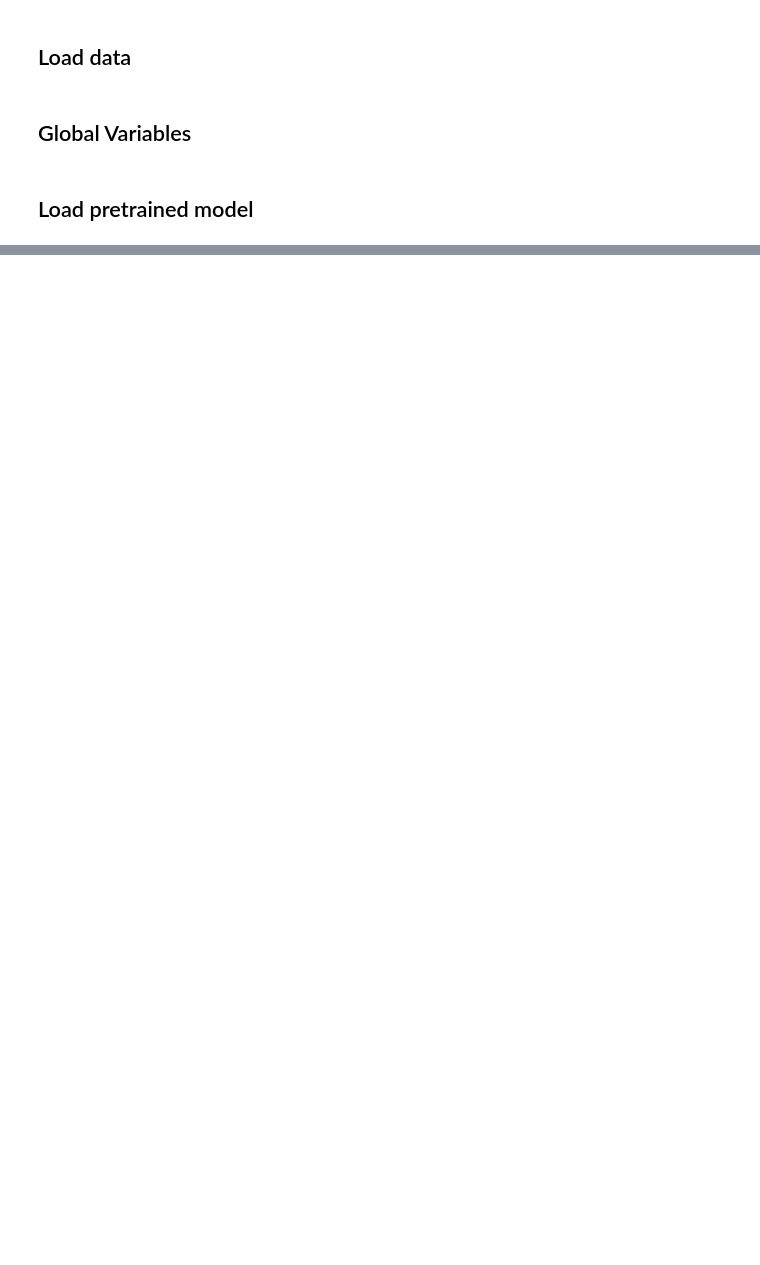
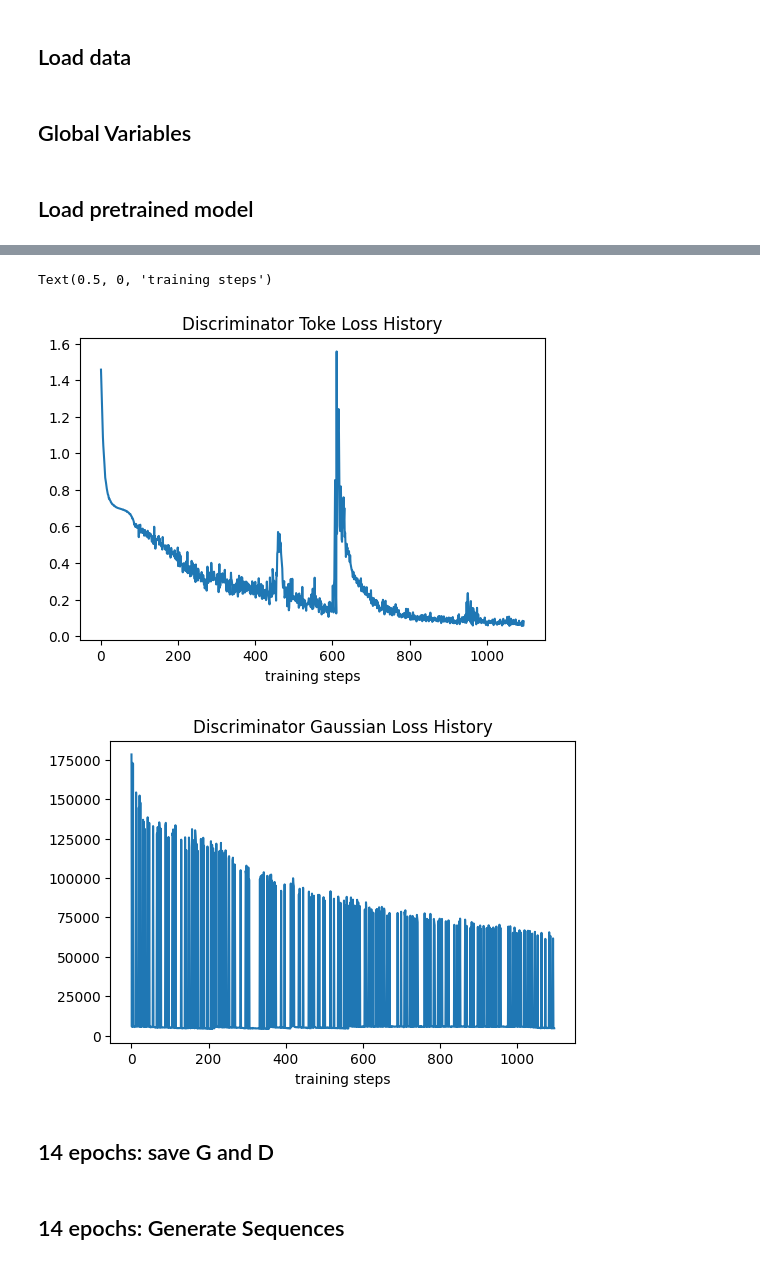
Before and after one commit to project-basileus/multitype-sequence-generation-by-tlstm-gan, a Jupyter notebook: notebooks/seq-gan-train.ipynb, the cells around one changed output, grey strips where cells are left out. Saved outputs shown, nothing was run; the diff lists cells and outputs as text; code cells hidden in the pictures; blank space fills up the shorter version.

```diff
--- a/notebooks/seq-gan-train.ipynb
+++ b/notebooks/seq-gan-train.ipynb
@@ -177,0 +549,16 @@ for i in range(N_gen):
+# %%
+x = range(len(disc_token_loss_history))
+plt.figure(dpi=100)
+plt.plot(x, disc_token_loss_history)
+plt.title('Discriminator Toke Loss History')
+plt.xlabel('training steps')
+
+x = range(len(disc_gaussian_loss_history))
+plt.figure(dpi=100)
+plt.plot(x, disc_gaussian_loss_history)
+plt.title('Discriminator Gaussian Loss History')
+plt.xlabel('training steps')
+# %% [output]
+Text(0.5, 0, 'training steps')
+[figure, added]
+[figure, added]
@@ -177,0 +581,2 @@ for i in range(N_gen):
+# %% [markdown]
+## 14 epochs: save G and D
@@ -177,0 +597,2 @@ for i in range(N_gen):
+# %% [markdown]
+## 14 epochs: Generate Sequences
```
Also changed, not shown: parts of 70 cells of this notebook, 1 other file.
